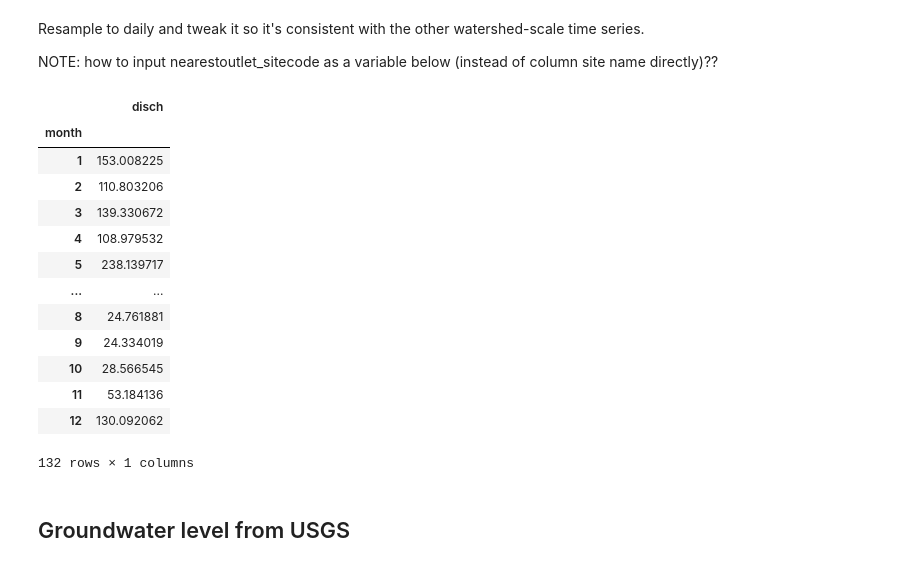
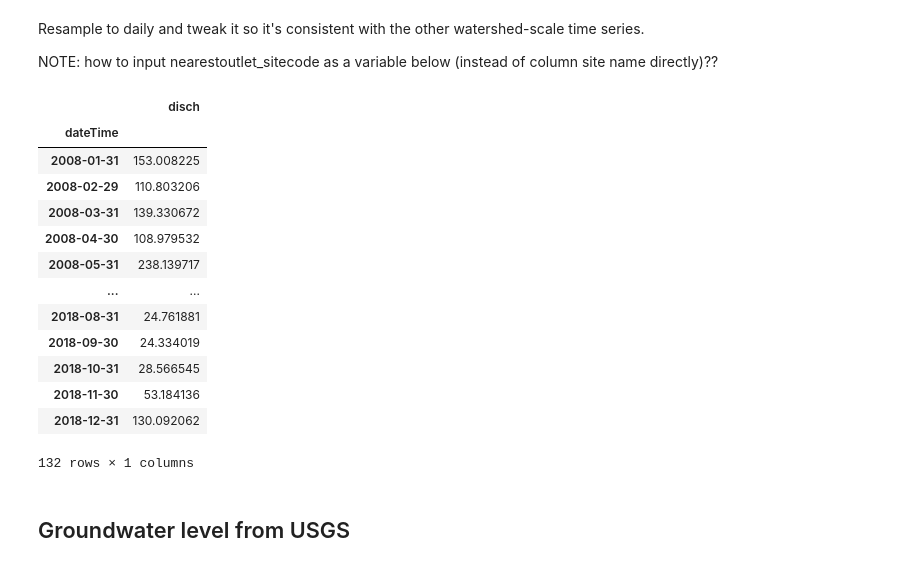
Before and after one commit to waterhackweek/whw2020_snowgw, a Jupyter notebook: mashup_spatial_snowGW.ipynb, the cells around one changed output. Cells and saved outputs as stored; diff of their text form; code cells hidden in the pictures.

```diff
--- a/mashup_spatial_snowGW.ipynb
+++ b/mashup_spatial_snowGW.ipynb
@@ -524,25 +524,25 @@ Resample to daily and tweak it so it's consistent with the other watershed-scale
 NOTE: how to input nearestoutlet_sitecode as a variable below (instead of column site name directly)??
 # %%
 nwis_q_ts_df = nwis_q_daily_ts.resample('1M').sum()
-nwis_q_ts_df.index = nwis_q_ts_df.index.month
-nwis_q_ts_df.index.name = 'month'
+# nwis_q_ts_df.index = nwis_q_ts_df.index.month
+# nwis_q_ts_df.index.name = 'month'
 nwis_q_ts_df.rename(columns={'USGS-14211010': 'disch'}, inplace=True)
 
 nwis_q_ts_df
 # %% [output]
 |  | disch |
-| month |  |
-| 1 | 153.008225 |
-| 2 | 110.803206 |
-| 3 | 139.330672 |
-| 4 | 108.979532 |
-| 5 | 238.139717 |
+| dateTime |  |
+| 2008-01-31 | 153.008225 |
+| 2008-02-29 | 110.803206 |
+| 2008-03-31 | 139.330672 |
+| 2008-04-30 | 108.979532 |
+| 2008-05-31 | 238.139717 |
 | ... | ... |
-| 8 | 24.761881 |
-| 9 | 24.334019 |
-| 10 | 28.566545 |
-| 11 | 53.184136 |
-| 12 | 130.092062 |
+| 2018-08-31 | 24.761881 |
+| 2018-09-30 | 24.334019 |
+| 2018-10-31 | 28.566545 |
+| 2018-11-30 | 53.184136 |
+| 2018-12-31 | 130.092062 |
 132 rows × 1 columns
 # %% [markdown]
 ## Groundwater level from USGS
```
Also changed, not shown: parts of 15 cells of this notebook, 1 other file.
